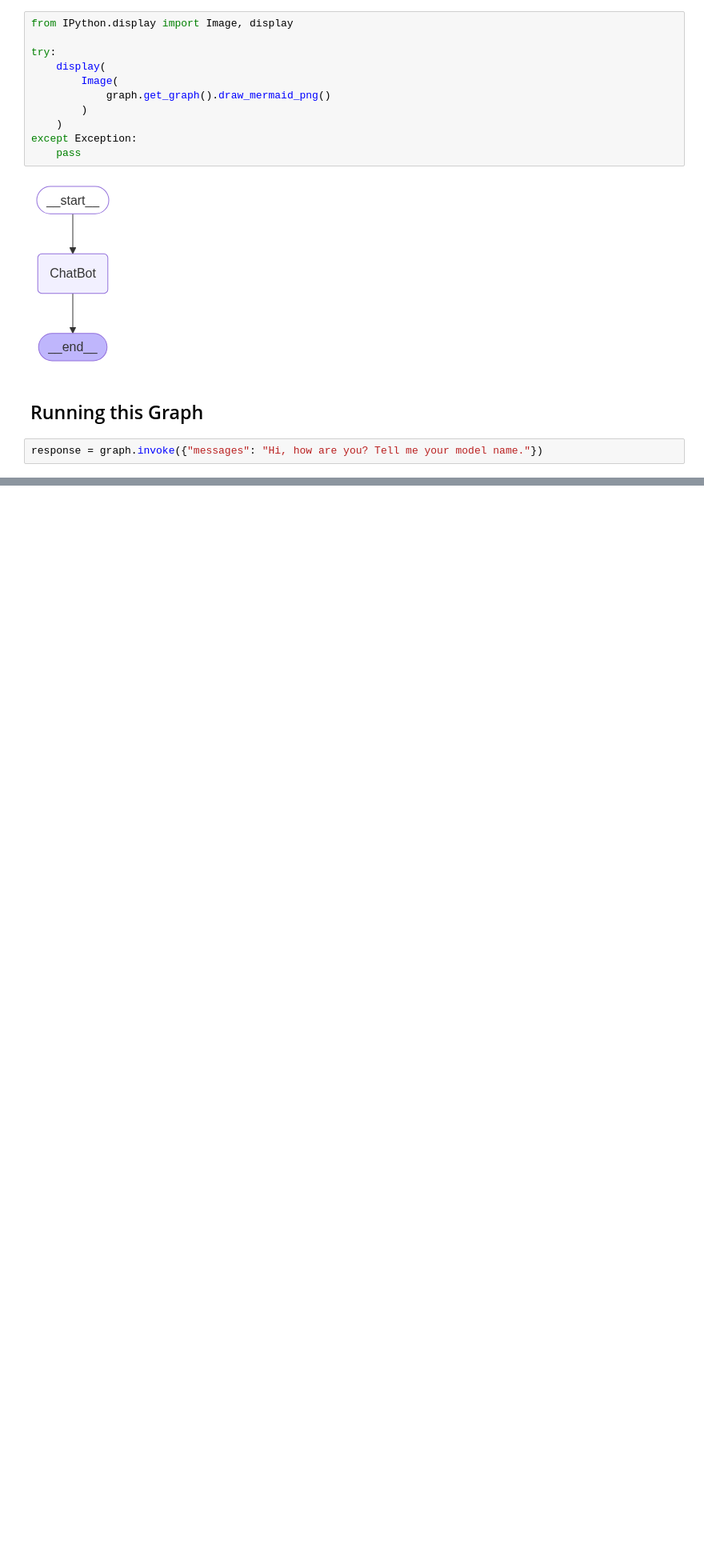
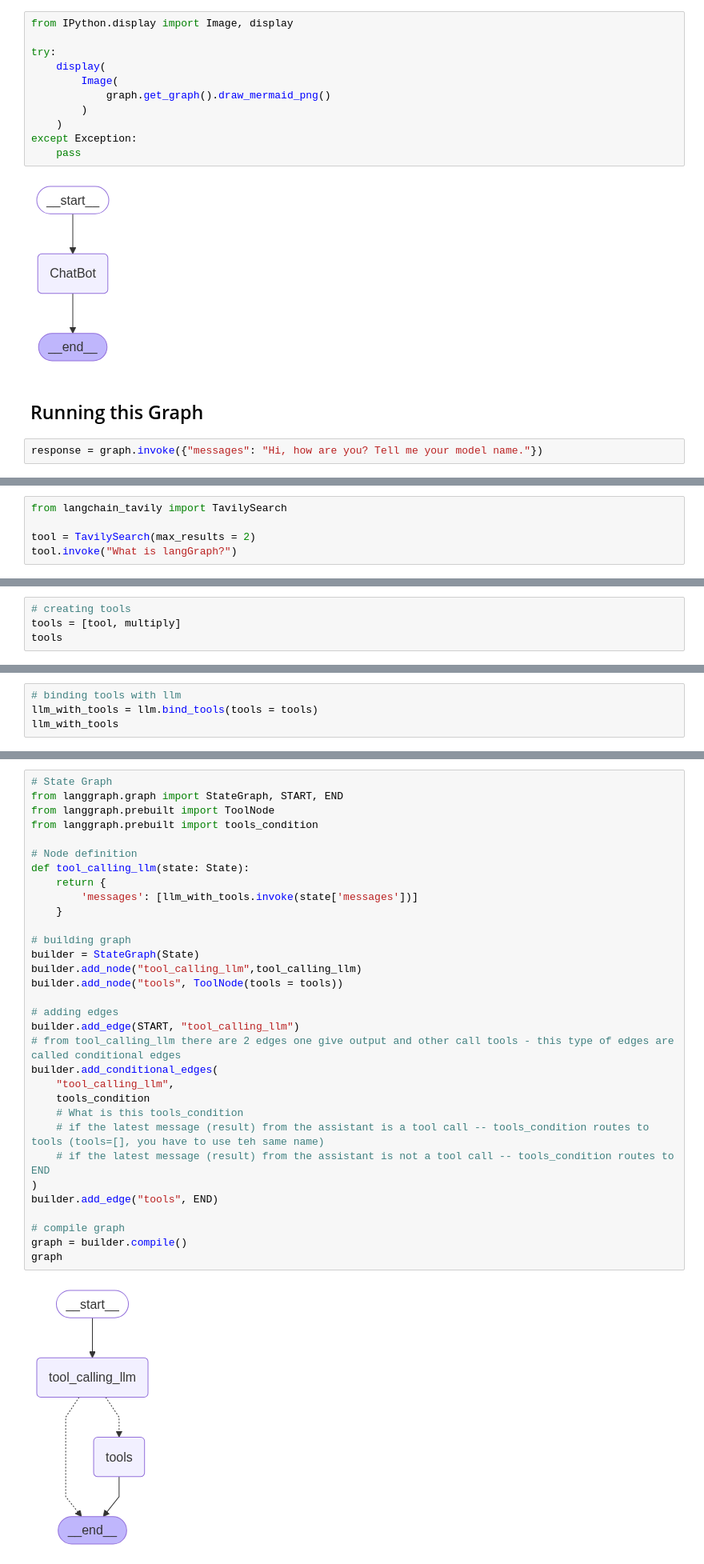
Before and after one commit to yash-meshram/Agentic-LangGraph, a Jupyter notebook: 1-BasicChatbot/1-basicChatbot.ipynb, the cells around one changed output, grey strips where cells are left out. Shown at 80% size. Drawn from its saved outputs; the diff is of its cells as text; blank space fills up the shorter version.

Commit message:
Chatbot with Tools

```diff
--- a/1-BasicChatbot/1-basicChatbot.ipynb
+++ b/1-BasicChatbot/1-basicChatbot.ipynb
@@ -136,0 +170,5 @@ response["messages"][-1].content
+# %%
+from langchain_tavily import TavilySearch
+
+tool = TavilySearch(max_results = 2)
+tool.invoke("What is langGraph?")
@@ -136,0 +206,4 @@ response["messages"][-1].content
+# %%
+# creating tools
+tools = [tool, multiply]
+tools
@@ -136,0 +213,4 @@ response["messages"][-1].content
+# %%
+# binding tools with llm
+llm_with_tools = llm.bind_tools(tools = tools)
+llm_with_tools
@@ -136,0 +222,34 @@ response["messages"][-1].content
+# %%
+# State Graph
+from langgraph.graph import StateGraph, START, END
+from langgraph.prebuilt import ToolNode
+from langgraph.prebuilt import tools_condition
+
+# Node definition
+def tool_calling_llm(state: State):
+    return {
+        'messages': [llm_with_tools.invoke(state['messages'])]
+    }
+
+# building graph
+builder = StateGraph(State)
+builder.add_node("tool_calling_llm",tool_calling_llm)
+builder.add_node("tools", ToolNode(tools = tools))
+
+# adding edges
+builder.add_edge(START, "tool_calling_llm")
+# from tool_calling_llm there are 2 edges one give output and other call tools - this type of edges are called conditional edges
+builder.add_conditional_edges(
+    "tool_calling_llm",
+    tools_condition
+    # What is this tools_condition
+    # if the latest message (result) from the assistant is a tool call -- tools_condition routes to tools (tools=[], you have to use teh same name)
+    # if the latest message (result) from the assistant is not a tool call -- tools_condition routes to END
+)
+builder.add_edge("tools", END)
+
+# compile graph
+graph = builder.compile()
+graph
+# %% [output]
+[figure, added]
```
Also changed, not shown: parts of 21 cells of this notebook, 1 other file.
